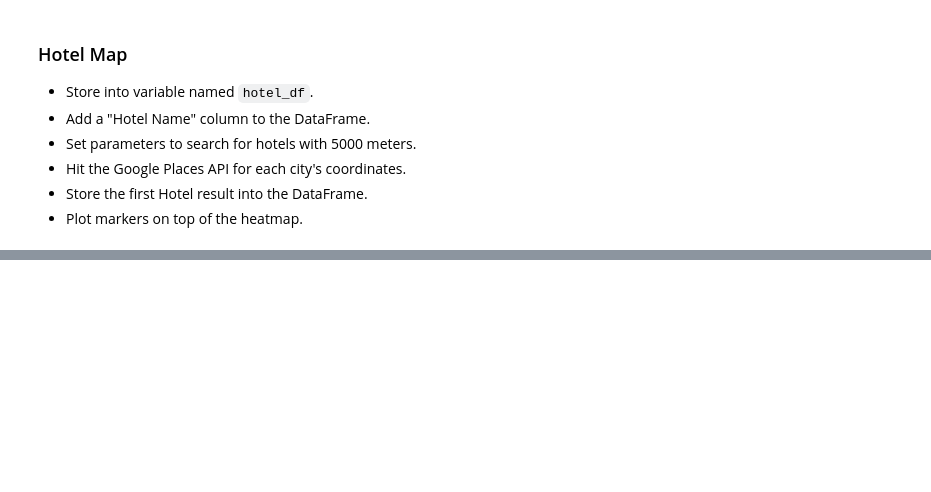
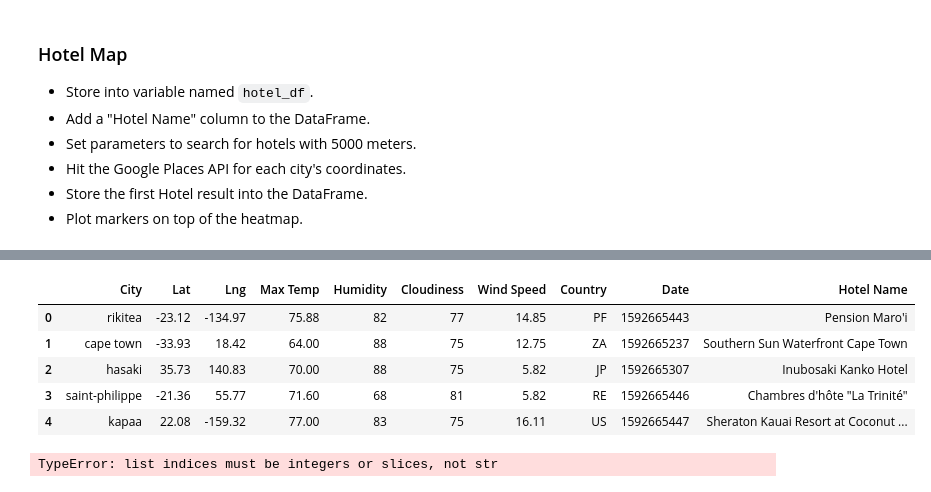
Before and after one commit to crchunn/python-api-challenge, a Jupyter notebook: Instructions/starter_code/VacationPy.ipynb, the cells around one changed output, grey strips where cells are left out. Drawn from its saved outputs; the diff is of its cells as text; code cells hidden in the pictures; blank space fills up the shorter version.

```diff
--- a/Instructions/starter_code/VacationPy.ipynb
+++ b/Instructions/starter_code/VacationPy.ipynb
@@ -93,6 +109,6 @@ clean_df.head()
 * Hit the Google Places API for each city's coordinates.
 * Store the first Hotel result into the DataFrame.
 * Plot markers on top of the heatmap.
-# %%
-hotel_df =
-hotel_df1['Hotel Name'] = pd.Series(np.random.randn(sLength), index=df1.index)
+# %%
+hotel = ""
+hotel_df['Hotel Name'] = hotel
@@ -98,0 +120,30 @@ hotel_df1['Hotel Name'] = pd.Series(np.random.randn(sLength), index=df1.index)
+# %%
+target_coordinates = f"{hotel_df['Lat'][0]},{hotel_df['Lng'][0]}"
+target_radius = 5000
+target_type = "lodging"
+params = {"location": target_coordinates,
+          "type": target_type,
+          "radius": target_radius,
+          "key": g_key}
+# %%
+# Loop through the cities_pd and run a lat/long search for each city
+for index, row in hotel_df.iterrows():
+    base_url = "https://maps.googleapis.com/maps/api/place/nearbysearch/json"
+    lat = row['Lat']
+    lng = row['Lng']
+    city_name = row['City']
+
+    # update address key value
+    params['location'] = f"{lat},{lng}"
+
+    # make request
+    print(f"Retrieving Results for Index {index}: {city_name}.")
+    response = requests.get(base_url, params=params).json()
+    results = response['results']
+    #print(json.dumps(results, indent=4, sort_keys=True))
+
+    try:
+        print(f"The hotel closest to {city_name} is {results[0]['name']}.")
+        hotel_df.loc[index, 'Hotel Name'] = results[0]['name']
+    except (KeyError, IndexError):
+            print('Missing results...Skipping.')
@@ -99,6 +168,16 @@ hotel_df1['Hotel Name'] = pd.Series(np.random.randn(sLength), index=df1.index)
+# %%
+hotel_df.head()
+# %% [output]
+|  | City | Lat | Lng | Max Temp | Humidity | Cloudiness | Wind Speed | Country | Date | Hotel Name |
+| 0 | rikitea | -23.12 | -134.97 | 75.88 | 82 | 77 | 14.85 | PF | 1592665443 | Pension Maro'i |
+| 1 | cape town | -33.93 | 18.42 | 64.00 | 88 | 75 | 12.75 | ZA | 1592665237 | Southern Sun Waterfront Cape Town |
+| 2 | hasaki | 35.73 | 140.83 | 70.00 | 88 | 75 | 5.82 | JP | 1592665307 | Inubosaki Kanko Hotel |
+| 3 | saint-philippe | -21.36 | 55.77 | 71.60 | 68 | 81 | 5.82 | RE | 1592665446 | Chambres d'hôte "La Trinité" |
+| 4 | kapaa | 22.08 | -159.32 | 77.00 | 83 | 75 | 16.11 | US | 1592665447 | Sheraton Kauai Resort at Coconut ... |
 # %%
 # NOTE: Do not change any of the code in this cell
-
+#locations = [hotel['Hotel Name'] for hotel in hotel_df]
+#locations
 # Using the template add the hotel marks to the heatmap
 info_box_template = """
 <dl>
@@ -109,8 +188,15 @@ info_box_template = """
 """
 # Store the DataFrame Row
 # NOTE: be sure to update with your DataFrame name
-hotel_info = [info_box_template.format(**row) for index, row in hotel_df.iterrows()]
-locations = hotel_df[["Lat", "Lng"]]
+locations = [hotel[hotel_df[['Lat']['Lng']]] for hotel in hotel_df]
+hotel_info = [info_box_template.format(**locations) for index, row in hotel_df.iterrows()]
+
+marker_layer = gmaps.marker_layer(locations, info_box_content=hotel_info)
+fig = gmaps.figure()
+fig.add_layer(marker_layer)
+fig
+# %% [output]
+TypeError: list indices must be integers or slices, not str
 # %%
 # Add marker layer ontop of heat map
 
```
Also changed, not shown: parts of 5 cells of this notebook, 2 other files.
